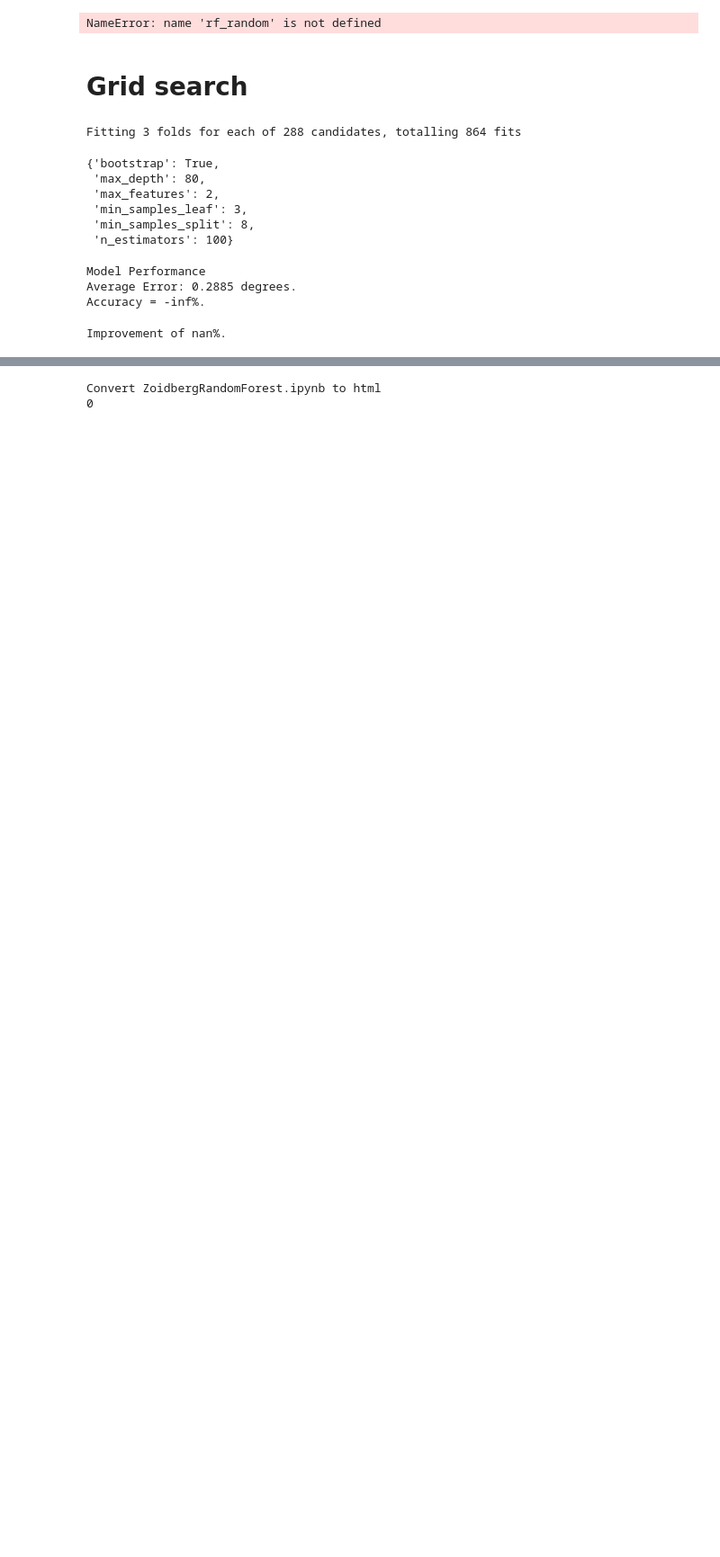
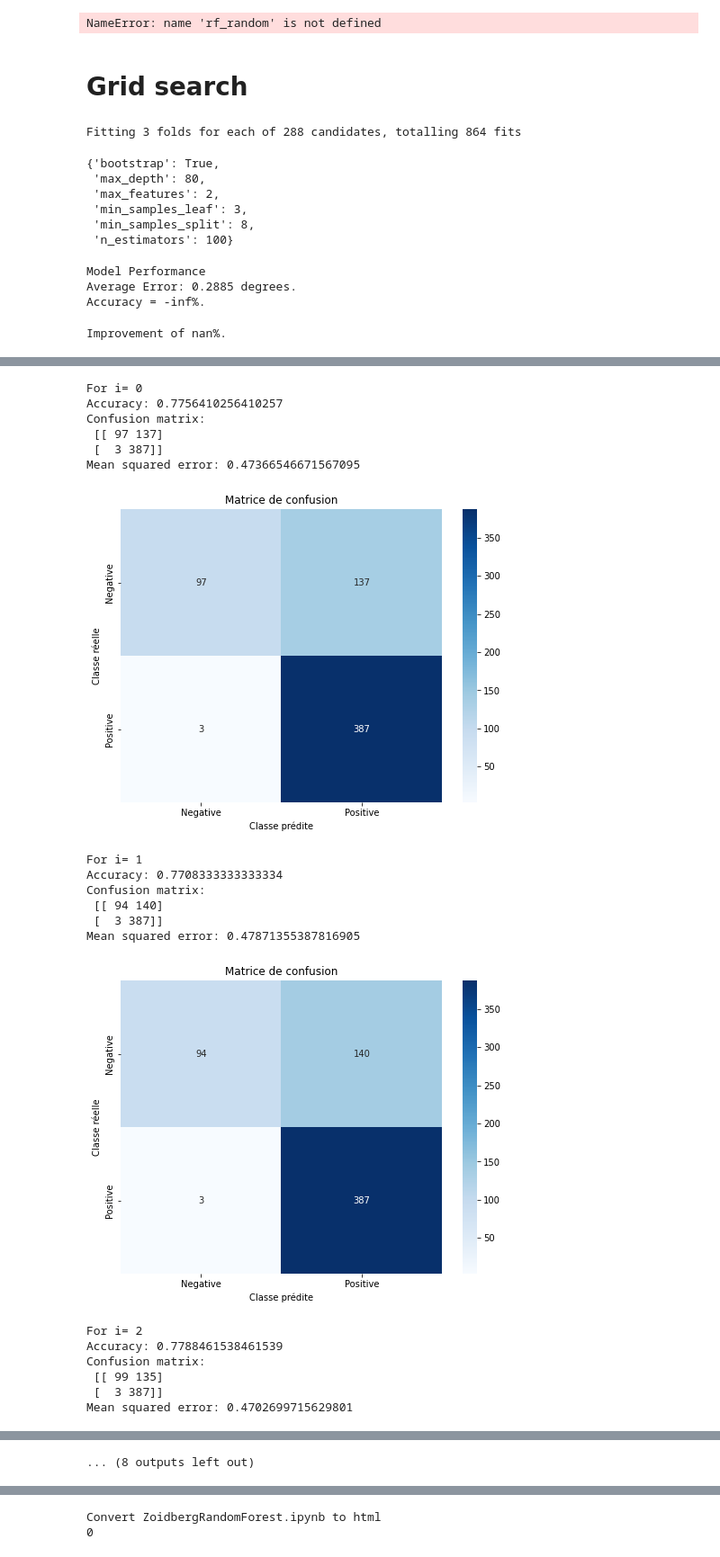
Before and after one commit to AdrienGavazzi/big_data, a Jupyter notebook: Epitech/ZoidbergRandomForest.ipynb, the cells around one changed output, grey strips where cells are left out. Shown: that part at 90% size. Cells and saved outputs as stored; diff of their text form; code cells hidden in the pictures; blank space fills up the shorter version.

```diff
--- a/Epitech/ZoidbergRandomForest.ipynb
+++ b/Epitech/ZoidbergRandomForest.ipynb
@@ -234,0 +375,27 @@ Improvement of nan%.
+# %%
+list_result = []
+for i in range(0,10):
+    print("For i=", i)
+    accuracy, matrice, error = random_tree_forest(100, None, train_images, train_labels, test_images, test_labels, i)
+    list_result.append({"estimator": 100, "max_depth": None, "random_state": i, "accuracy": accuracy, "matrice": matrice, "error": error})
+# %% [output]
+For i= 0
+Accuracy: 0.7756410256410257
+Confusion matrix:
+ [[ 97 137]
+ [  3 387]]
+Mean squared error: 0.47366546671567095
+[figure, added]
+For i= 1
+Accuracy: 0.7708333333333334
+Confusion matrix:
+ [[ 94 140]
+ [  3 387]]
+Mean squared error: 0.47871355387816905
+[figure, added]
+For i= 2
+Accuracy: 0.7788461538461539
+Confusion matrix:
+ [[ 99 135]
+ [  3 387]]
+Mean squared error: 0.4702699715629801
@@ -234,0 +424 @@ Improvement of nan%.
+... (8 outputs left out)
```
Also changed, not shown: parts of 13 cells of this notebook, 4 other files.
